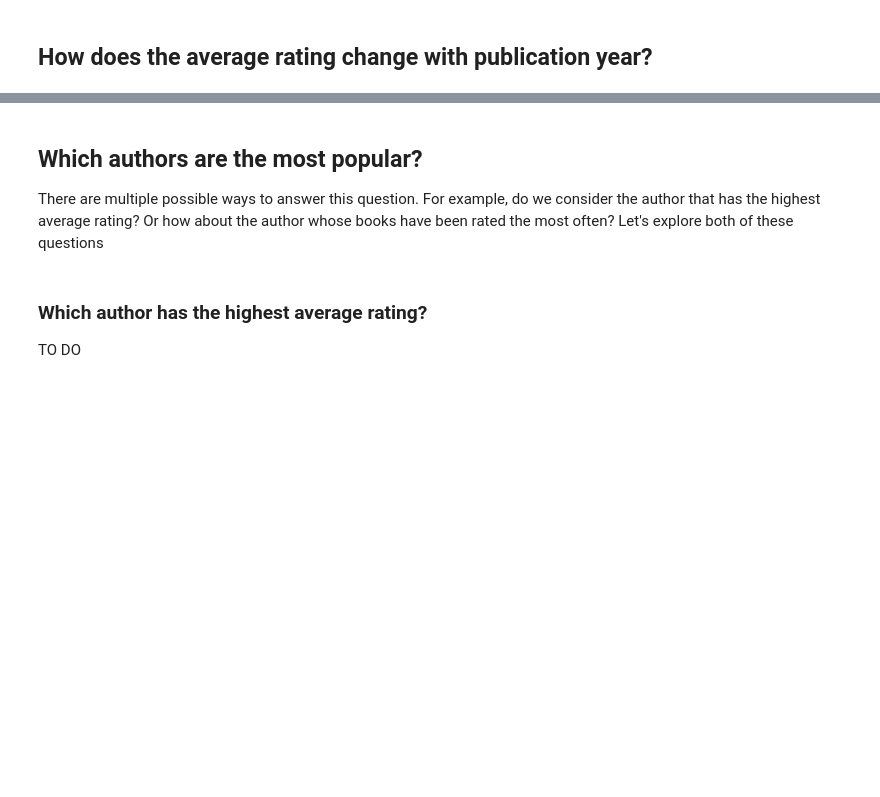
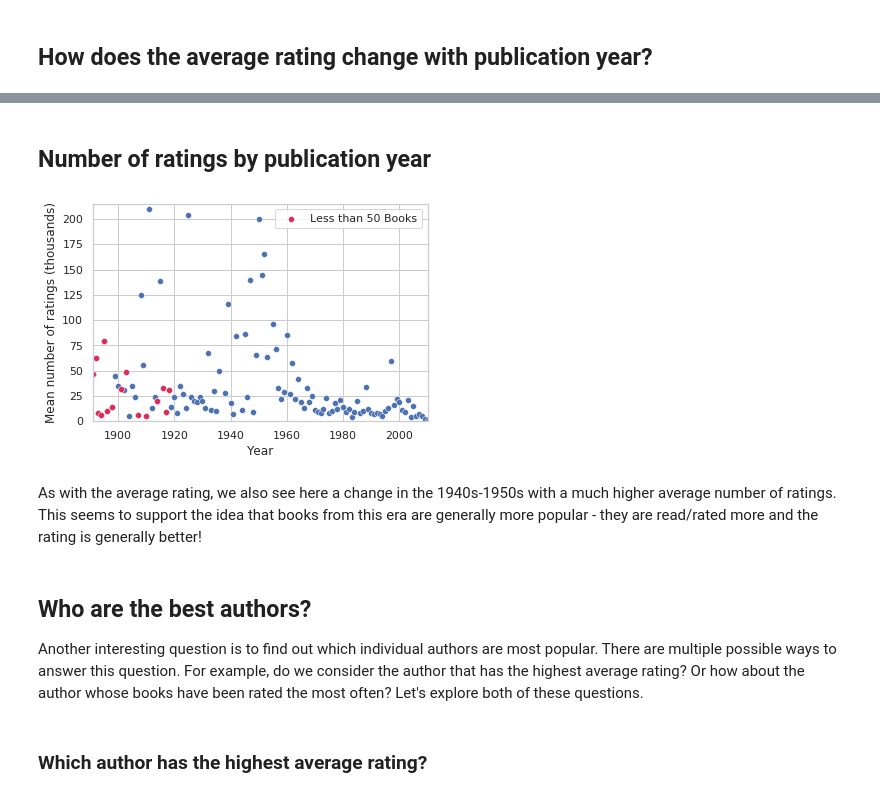
Before and after one commit to EmmaKLofthouse/Book-Analysis-and-Recommender, a Jupyter notebook: Goodreads.ipynb, the cells around one changed output, grey strips where cells are left out. Cells and saved outputs as stored; diff of their text form; code cells hidden in the pictures; blank space fills up the shorter version.

```diff
--- a/Goodreads.ipynb
+++ b/Goodreads.ipynb
@@ -460,8 +498,27 @@ While there has been an increase in ratings when looking at more recent books co
+# %% [markdown]
+## Number of ratings by publication year <a name="num_ratings_vs_year"></a>
+# %%
+years_less_than_50_books = df['year'].value_counts()[df['year'].value_counts() < 50].index
+
+df_num_ratings_year = (df.groupby((df['year']))['num_ratings'].agg(['mean'])/1000).reset_index()
+sns.scatterplot(data=df_num_ratings_year,x=df_num_ratings_year.year,y='mean')
+
+# Highlight years with less than 50 books published
+sns.scatterplot(data=df_num_ratings_year[df_num_ratings_year['year'].isin(years_less_than_50_books)],
+                x=df_num_ratings_year.year,y='mean', color='#dc2b57', label='Less than 50 Books')
+
+plt.ylim(0,215)
+plt.xlim(1891,2010)
+plt.xlabel('Year')
+plt.ylabel("Mean number of ratings (thousands)");
+# %% [output]
+[figure, added]
+# %% [markdown]
+As with the average rating, we also see here a change in the 1940s-1950s with a much higher average number of ratings. This seems to support the idea that books from this era are generally more popular - they are read/rated more and the rating is generally better!
 # %% [markdown]
-## Which authors are the most popular? <a name="popular-authors"></a>
+## Who are the best authors? <a name="best-authors"></a>
 
-There are multiple possible ways to answer this question. For example, do we consider the author that has the highest average rating? Or how about the author whose books have been rated the most often? Let's explore both of these questions
+Another interesting question is to find out which individual authors are most popular.
+There are multiple possible ways to answer this question. For example, do we consider the author that has the highest average rating? Or how about the author whose books have been rated the most often? Let's explore both of these questions.
 # %% [markdown]
-### Which author has the highest average rating?
-
-TO DO
+### Which author has the highest average rating? <a name="highest-rated-authors"></a>
```
Also changed, not shown: parts of 24 cells of this notebook.
